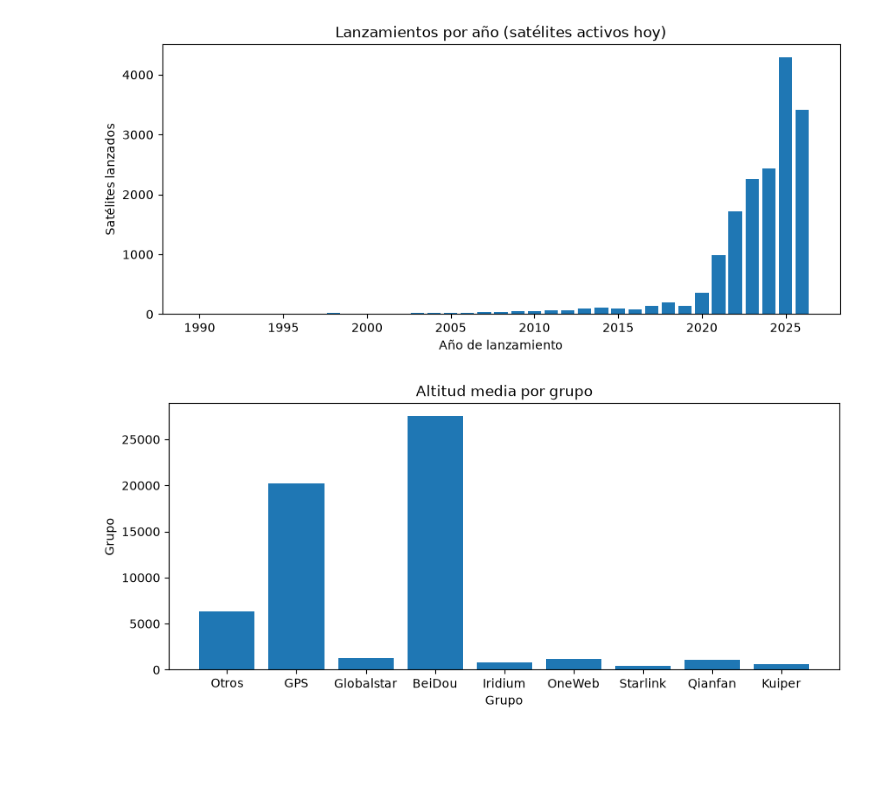
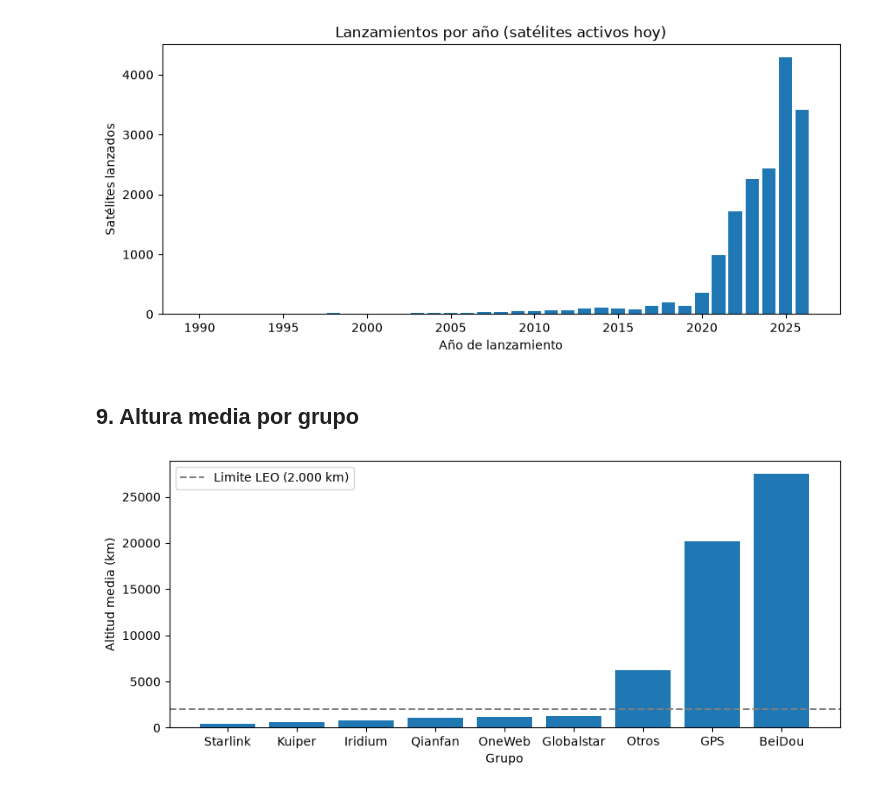
Before and after one commit to joadi2007/Proyecto_satelite_BAN_JD, a Jupyter notebook: informe.ipynb, the cells around one changed output. Cells and saved outputs as stored; diff of their text form; code cells hidden in the pictures; blank space fills up the shorter version.

```diff
--- a/informe.ipynb
+++ b/informe.ipynb
@@ -218,9 +231,11 @@ from graficos import barras_lanzamientos
 barras_lanzamientos(lanzamientos_por_anio(registros))
 # %% [output]
 [figure]
+# %% [markdown]
+## 9. Altura media por grupo
 # %%
-from graficos import altitud_media
+from graficos import barras_altura_media
 
-altitud_media(resumen_por_grupo(sats))
+barras_altura_media(resumen_por_grupo(sats))
 # %% [output]
-[figure, old version]
+[figure, new version]
```
Also changed, not shown: parts of 14 cells of this notebook.
